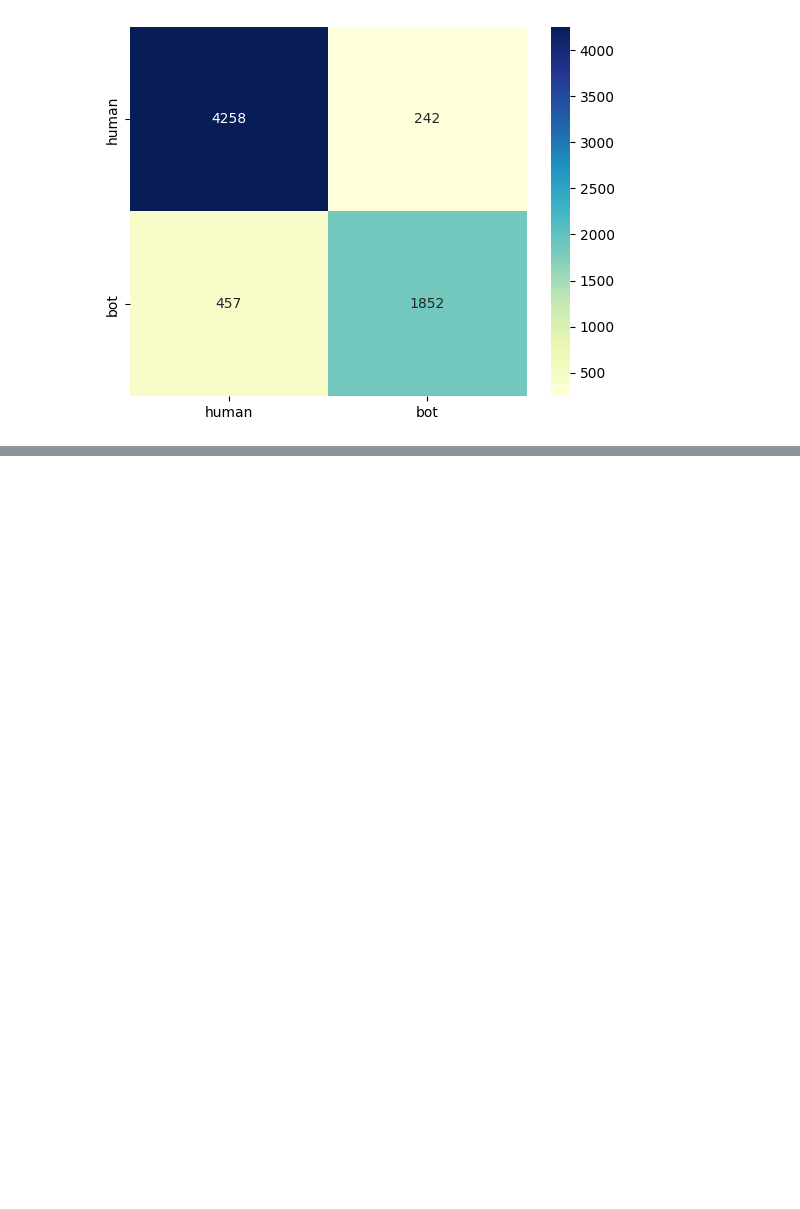
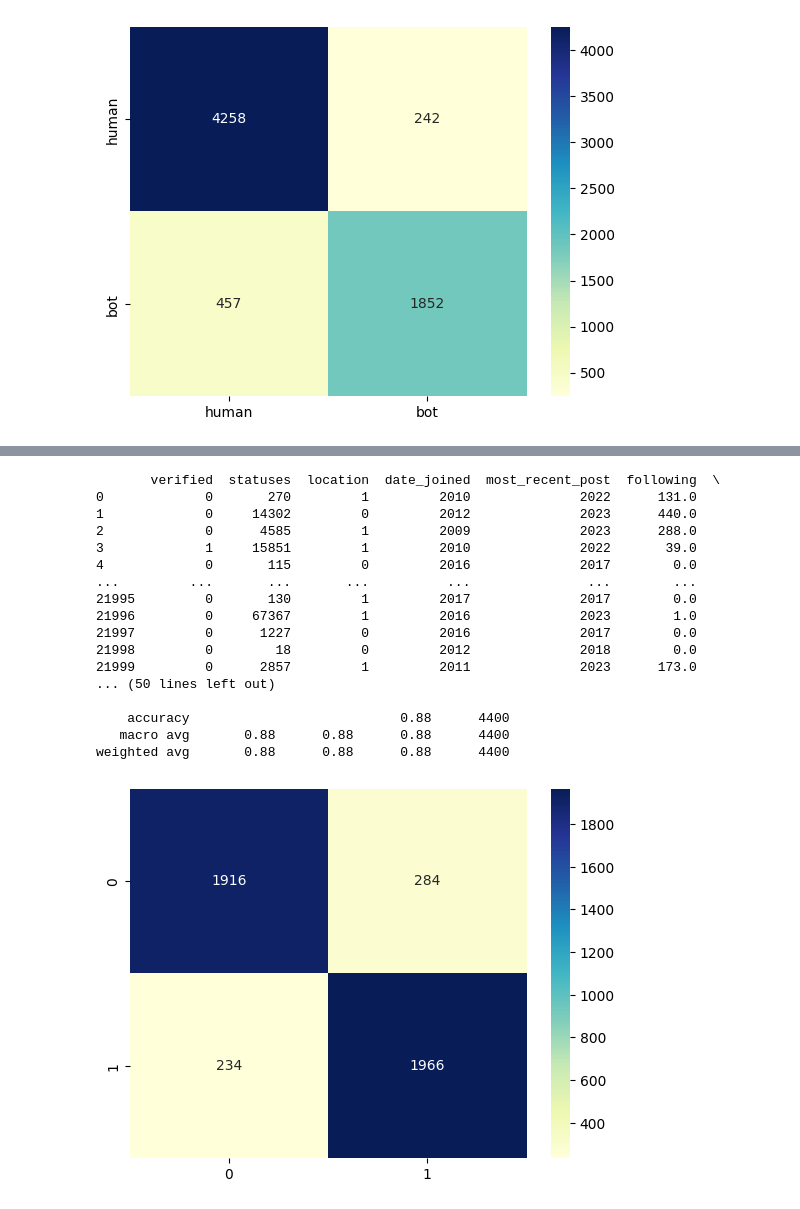
Before and after one commit to PFE2024/satt_ai, a Jupyter notebook: twitter/RandomForestClassifier.ipynb, the cells around one changed output, grey strips where cells are left out. Saved outputs shown, nothing was run; the diff lists cells and outputs as text; code cells hidden in the pictures; blank space fills up the shorter version.

```diff
--- a/twitter/RandomForestClassifier.ipynb
+++ b/twitter/RandomForestClassifier.ipynb
@@ -145,0 +145,48 @@ Testing Accuracy score: 0.899691584667352
+# %%
+data = pd.read_csv('./Data/features+screen_name.csv')
+
+df1=data[data.account_type== 1].head(11000)
+df2=data[data.account_type== 0].head(11000)
+df = pd.concat([df1, df2], ignore_index=True)
+df.to_csv('./Data/featuresfloatvf.csv', index=False)
+# %%
+x=df.iloc[:, :-2]
+print(x)
+y = df.account_type.values.tolist()
+x_train, x_test, y_train, y_test = train_test_split(x, y, test_size=0.2, random_state=42,stratify=y)
+
+
+clf=RandomForestClassifier()
+clf.fit(x_train,y_train)
+score = clf.score(x_test, y_test)
+print("Accuracy: %.2f%%" % (score * 100))
+y_pred_train = clf.predict(x_train)
+y_pred_test = clf.predict(x_test)
+print("\n Training Accuracy score:",metrics.accuracy_score(y_train, y_pred_train))
+print("Testing Accuracy score:",metrics.accuracy_score(y_test, y_pred_test))
+print("classification_report \n "+classification_report(y_test, y_pred_test))
+cm = metrics.confusion_matrix(y_test, y_pred_test)
+# print('Confusion matrix\n', cm)
+
+cm_matrixNB = pd.DataFrame(data=cm, )
+sns.heatmap(cm_matrixNB, annot=True, fmt='d', cmap='YlGnBu')
+plt.show()
+# %% [output]
+       verified  statuses  location  date_joined  most_recent_post  following  \
+0             0       270         1         2010              2022      131.0
+1             0     14302         0         2012              2023      440.0
+2             0      4585         1         2009              2023      288.0
+3             1     15851         1         2010              2022       39.0
+4             0       115         0         2016              2017        0.0
+...         ...       ...       ...          ...               ...        ...
+21995         0       130         1         2017              2017        0.0
+21996         0     67367         1         2016              2023        1.0
+21997         0      1227         0         2016              2017        0.0
+21998         0        18         0         2012              2018        0.0
+21999         0      2857         1         2011              2023      173.0
+... (50 lines left out)
+
+    accuracy                           0.88      4400
+   macro avg       0.88      0.88      0.88      4400
+weighted avg       0.88      0.88      0.88      4400
+[figure, added]
```
Also changed, not shown: parts of 2 cells of this notebook, 16 other files.
